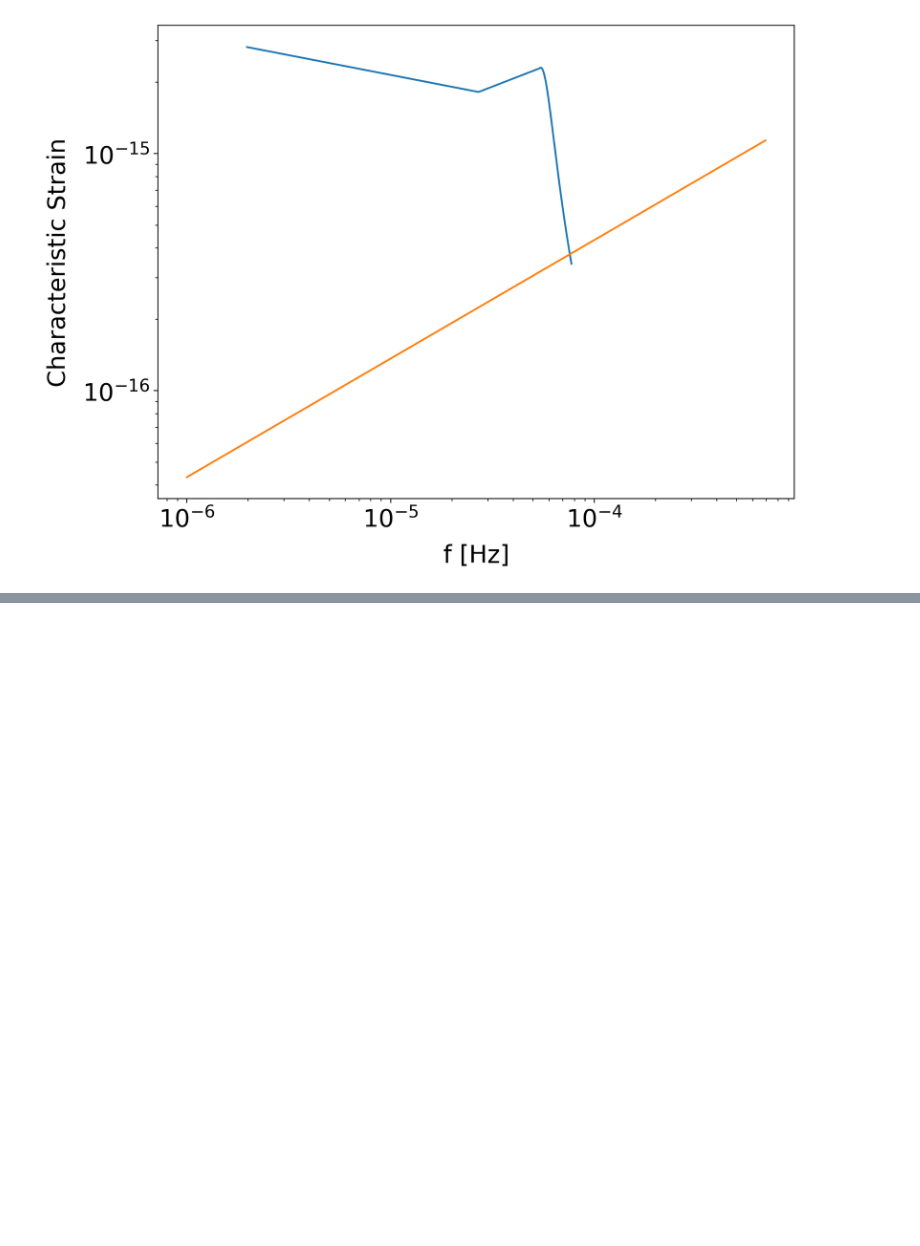
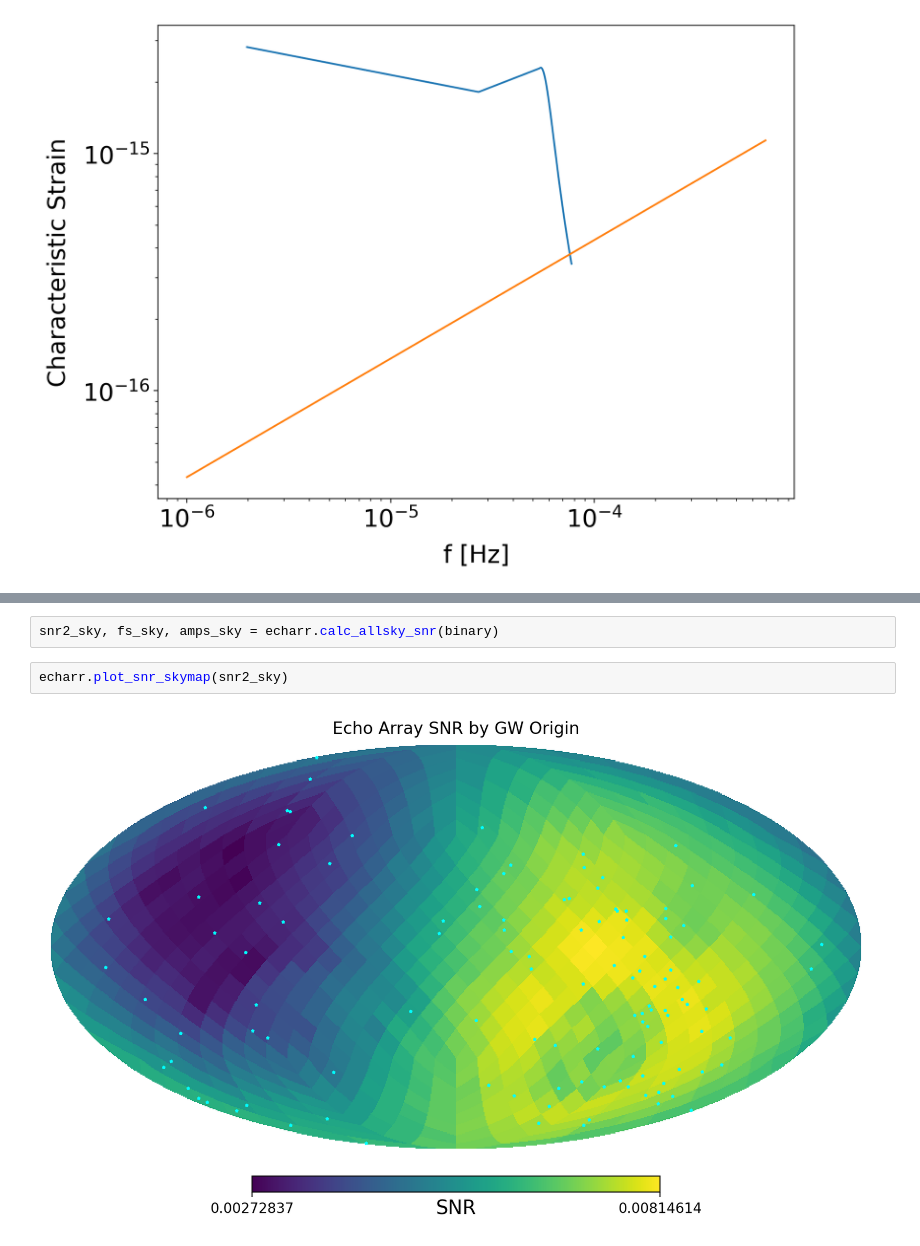
Before and after one commit to criswellalexander/multiband_smbhbs, a Jupyter notebook: test_obs_class.ipynb, the cells around one changed output, grey strips where cells are left out. Saved outputs shown, nothing was run; the diff lists cells and outputs as text; blank space fills up the shorter version.

```diff
--- a/test_obs_class.ipynb
+++ b/test_obs_class.ipynb
@@ -179,0 +227,6 @@ Nice. To the grid!
+# %%
+snr2_sky, fs_sky, amps_sky = echarr.calc_allsky_snr(binary)
+# %%
+echarr.plot_snr_skymap(snr2_sky)
+# %% [output]
+[figure, added]
```
Also changed, not shown: parts of 20 cells of this notebook, 3 other files.
